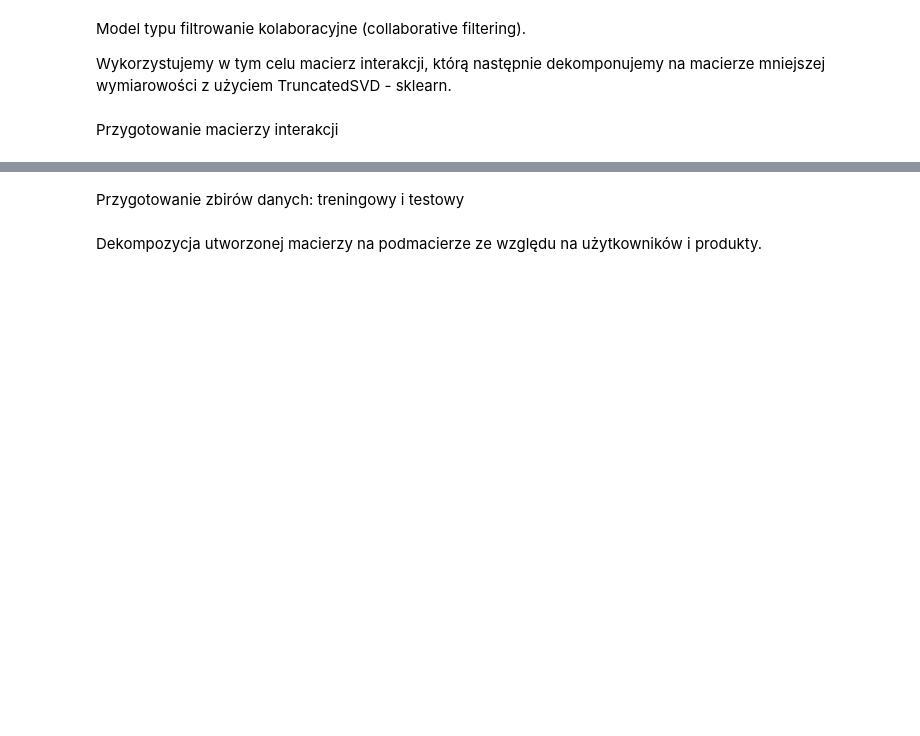
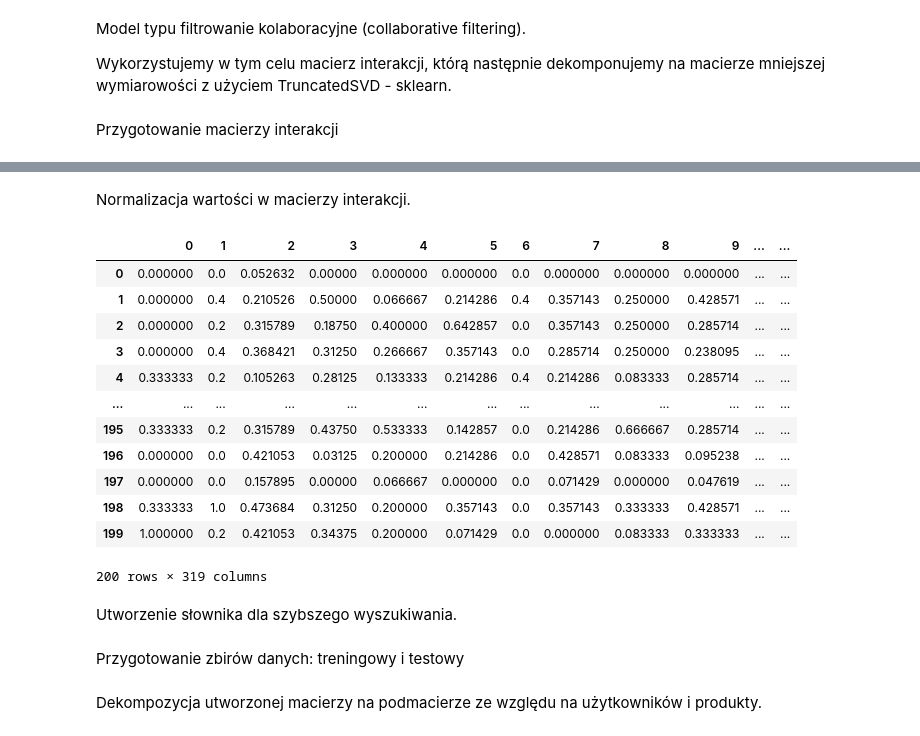
Before and after one commit to SwirtaB/IUM_Recommendation-system, a Jupyter notebook: models/cf_model.ipynb, the cells around one changed output, grey strips where cells are left out. Saved outputs shown, nothing was run; the diff lists cells and outputs as text; code cells hidden in the pictures; blank space fills up the shorter version.

```diff
--- a/models/cf_model.ipynb
+++ b/models/cf_model.ipynb
@@ -20 +38,22 @@ interactionMatrixDF = pd.pivot_table(df, index="user_id", columns="product_id",
+# %% [markdown]
+Normalizacja wartości w macierzy interakcji.
+# %%
+interactionMatrixDF = pd.DataFrame(preprocessing.MinMaxScaler().fit_transform(interactionMatrixDF))
+display(interactionMatrixDF)
+# %% [output]
+|  | 0 | 1 | 2 | 3 | 4 | 5 | 6 | 7 | 8 | 9 | ... | ... |
+| 0 | 0.000000 | 0.0 | 0.052632 | 0.00000 | 0.000000 | 0.000000 | 0.0 | 0.000000 | 0.000000 | 0.000000 | ... | ... |
+| 1 | 0.000000 | 0.4 | 0.210526 | 0.50000 | 0.066667 | 0.214286 | 0.4 | 0.357143 | 0.250000 | 0.428571 | ... | ... |
+| 2 | 0.000000 | 0.2 | 0.315789 | 0.18750 | 0.400000 | 0.642857 | 0.0 | 0.357143 | 0.250000 | 0.285714 | ... | ... |
+| 3 | 0.000000 | 0.4 | 0.368421 | 0.31250 | 0.266667 | 0.357143 | 0.0 | 0.285714 | 0.250000 | 0.238095 | ... | ... |
+| 4 | 0.333333 | 0.2 | 0.105263 | 0.28125 | 0.133333 | 0.214286 | 0.4 | 0.214286 | 0.083333 | 0.285714 | ... | ... |
+| ... | ... | ... | ... | ... | ... | ... | ... | ... | ... | ... | ... | ... |
+| 195 | 0.333333 | 0.2 | 0.315789 | 0.43750 | 0.533333 | 0.142857 | 0.0 | 0.214286 | 0.666667 | 0.285714 | ... | ... |
+| 196 | 0.000000 | 0.0 | 0.421053 | 0.03125 | 0.200000 | 0.214286 | 0.0 | 0.428571 | 0.083333 | 0.095238 | ... | ... |
+| 197 | 0.000000 | 0.0 | 0.157895 | 0.00000 | 0.066667 | 0.000000 | 0.0 | 0.071429 | 0.000000 | 0.047619 | ... | ... |
+| 198 | 0.333333 | 1.0 | 0.473684 | 0.31250 | 0.200000 | 0.357143 | 0.0 | 0.357143 | 0.333333 | 0.428571 | ... | ... |
+| 199 | 1.000000 | 0.2 | 0.421053 | 0.34375 | 0.200000 | 0.071429 | 0.0 | 0.000000 | 0.083333 | 0.333333 | ... | ... |
+200 rows × 319 columns
+# %% [markdown]
+Utworzenie słownika dla szybszego wyszukiwania.
 # %%
```
Also changed, not shown: parts of 7 cells of this notebook, 1 other file.
